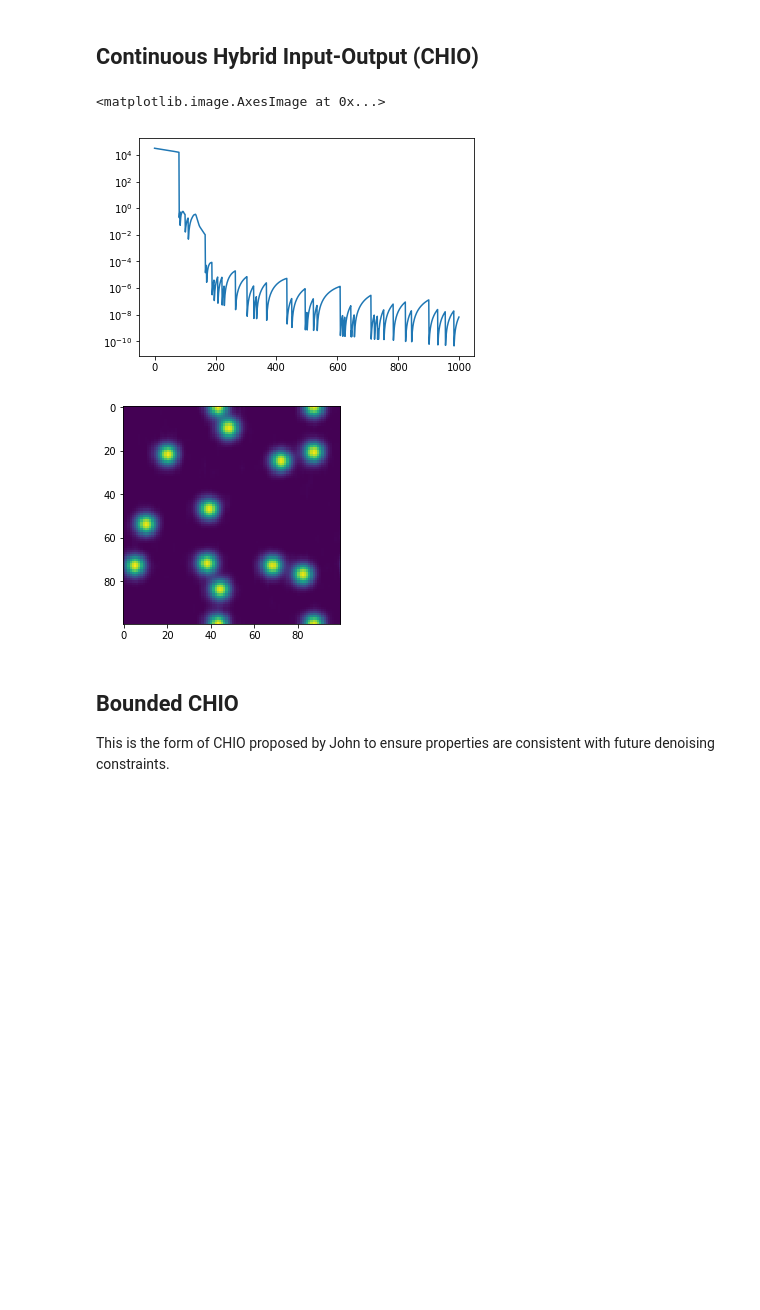
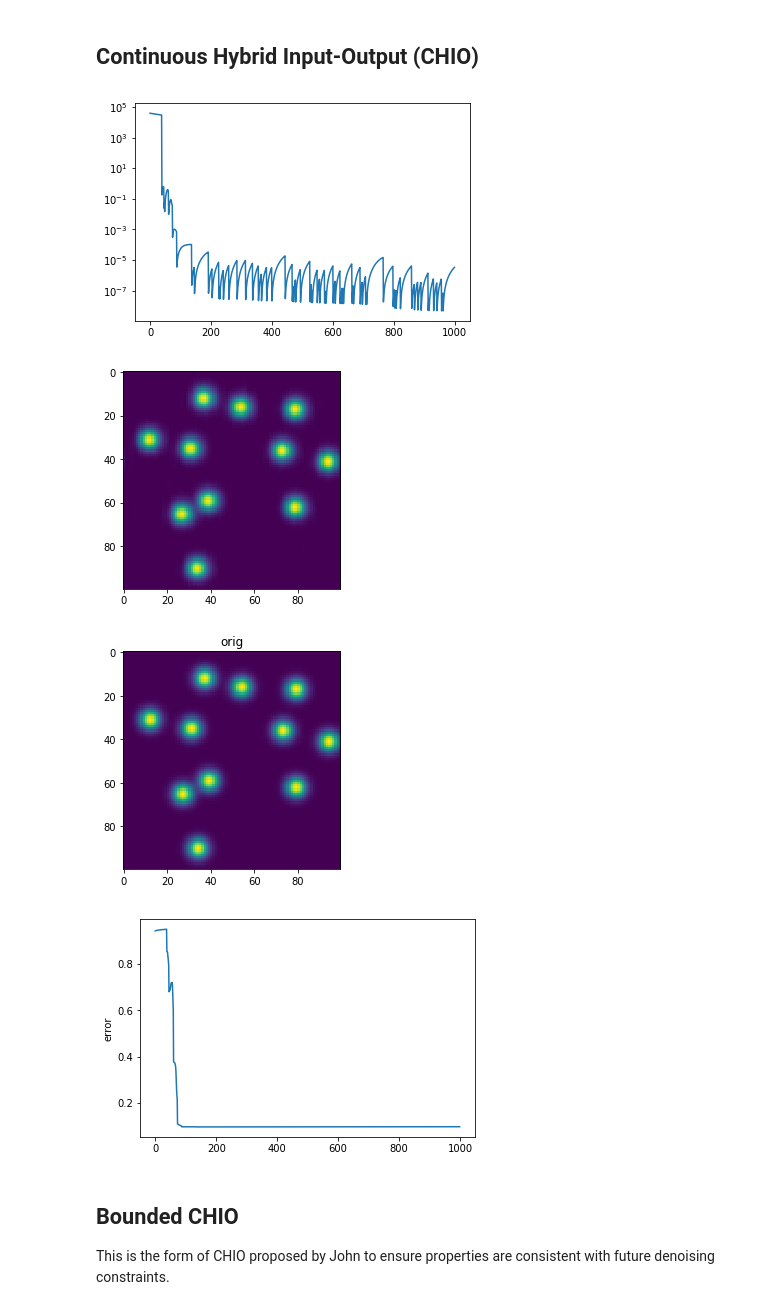
Before and after one commit to Hekstra-Lab/phase-retrieval, a Jupyter notebook: phaseretrieval_testing.ipynb, the cells around one changed output. Saved outputs shown, nothing was run; the diff lists cells and outputs as text; code cells hidden in the pictures; blank space fills up the shorter version.

```diff
--- a/phaseretrieval_testing.ipynb
+++ b/phaseretrieval_testing.ipynb
@@ -71,14 +74,15 @@ plt.imshow(hio.real_space_guess)
 # %%
 chio = PhaseRetrieval.PhaseRetrieval(mags)
 chio.CHIO(n_iter=1000) # Use defaults
 plt.figure()
 plt.semilogy(chio.err_track)
 plt.figure()
-plt.imshow(chio.real_space_guess)
+chio.calc_real_space_error(data)
 # %% [output]
-<matplotlib.image.AxesImage at 0x...>
-[figure, old version]
+[figure, new version]
-[figure, old version]
+[figure, new version]
+[figure, added]
+[figure, added]
 # %% [markdown]
 ## Bounded CHIO
 
```
Also changed, not shown: parts of 13 cells of this notebook, 1 other file.
